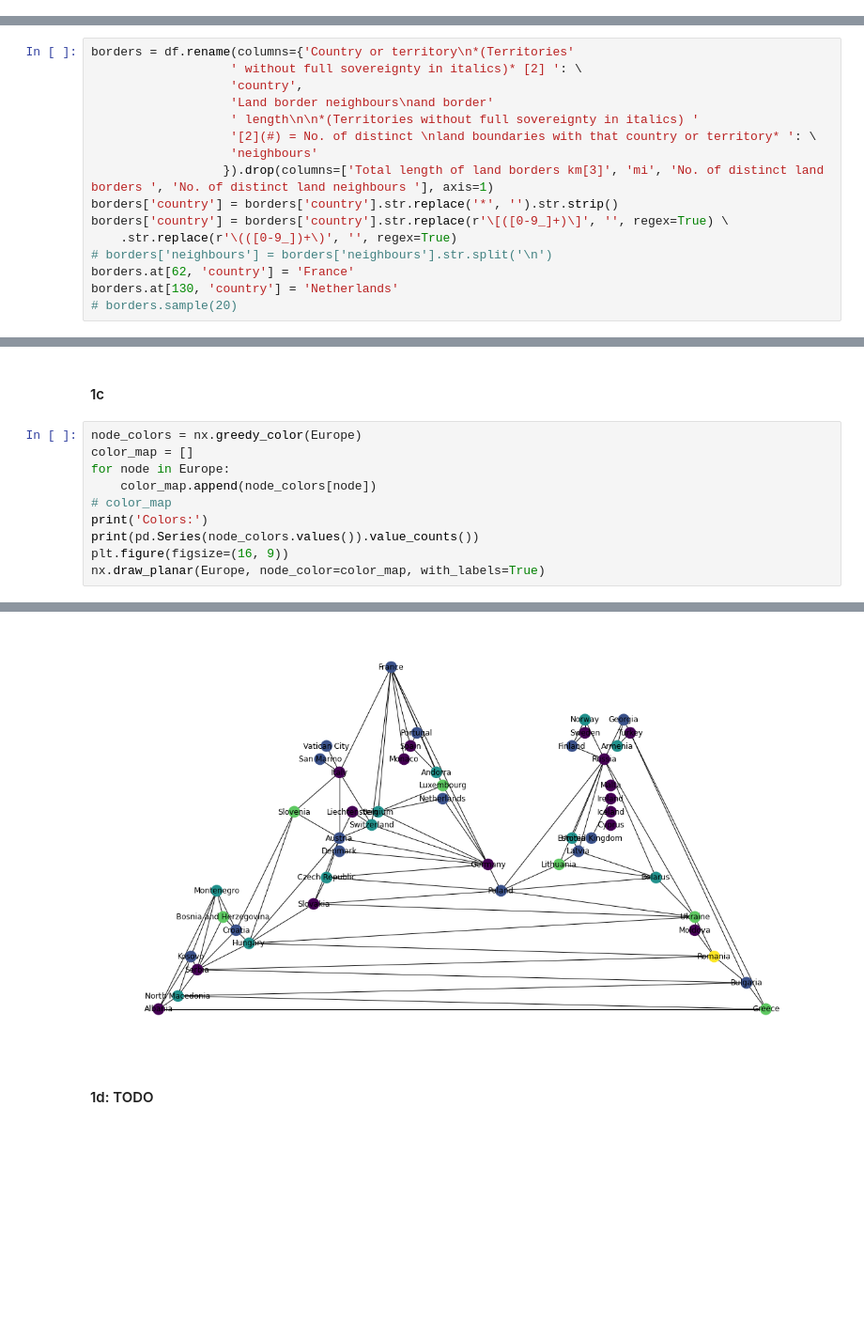
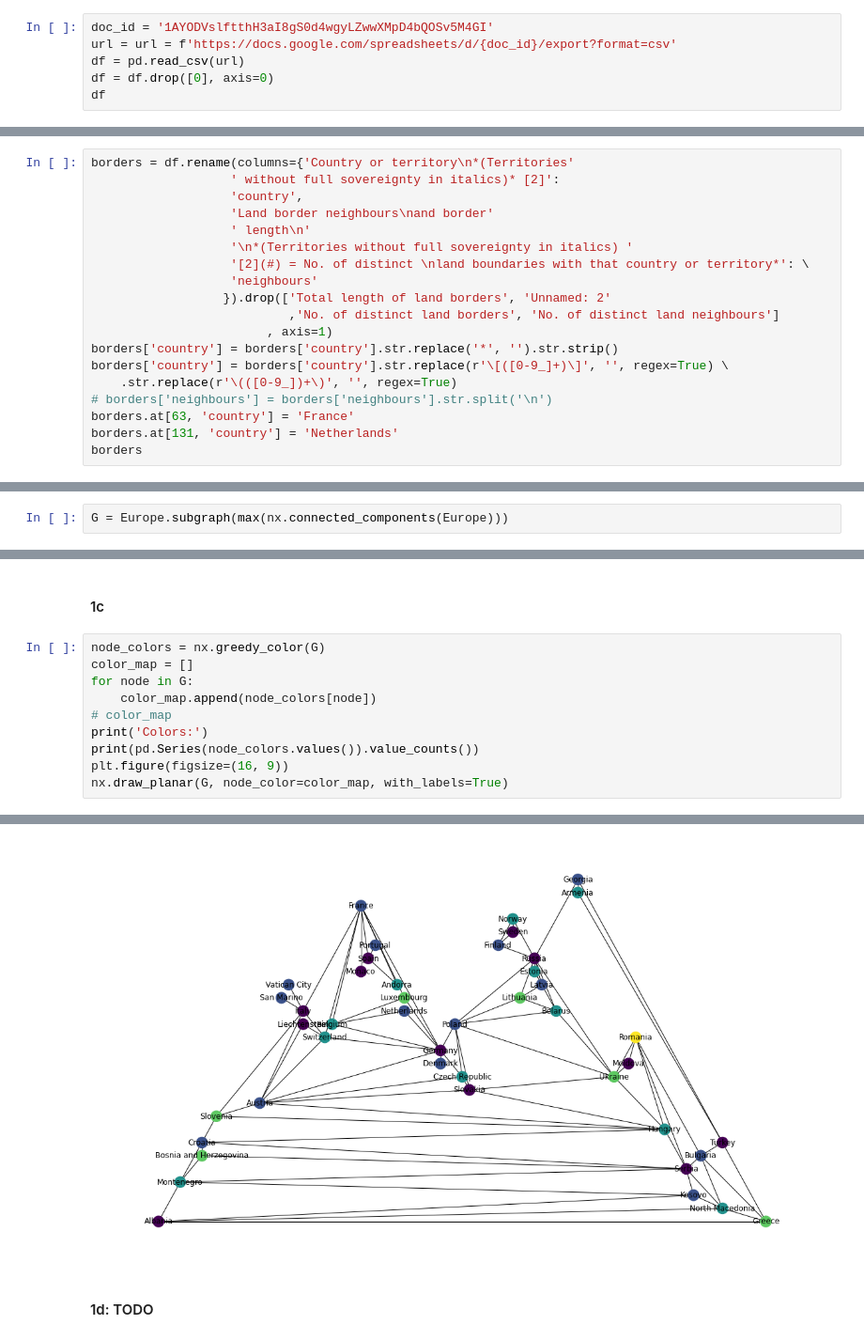
Before and after one commit to GoldenGarr/Graph-Theory-HW-5, a Jupyter notebook: hw5.ipynb, the cells around one changed output, grey strips where cells are left out. Shown at 94% size. Saved outputs shown, nothing was run; the diff lists cells and outputs as text; blank space fills up the shorter version.

```diff
--- a/hw5.ipynb
+++ b/hw5.ipynb
@@ -38,0 +29,6 @@ df
+# %%
+doc_id = '1AYODVslftthH3aI8gS0d4wgyLZwwXMpD4bQOSv5M4GI'
+url = url = f'https://docs.google.com/spreadsheets/d/{doc_id}/export?format=csv'
+df = pd.read_csv(url)
+df = df.drop([0], axis=0)
+df
@@ -71,16 +63,19 @@ borders
 # %%
 borders = df.rename(columns={'Country or territory\n*(Territories'
-                   ' without full sovereignty in italics)* [2] ': \
+                   ' without full sovereignty in italics)* [2]':
                    'country',
                    'Land border neighbours\nand border'
-                   ' length\n\n*(Territories without full sovereignty in italics) '
-                   '[2](#) = No. of distinct \nland boundaries with that country or territory* ': \
+                   ' length\n'
+                   '\n*(Territories without full sovereignty in italics) '
+                   '[2](#) = No. of distinct \nland boundaries with that country or territory*': \
                    'neighbours'
-                  }).drop(columns=['Total length of land borders km[3]', 'mi', 'No. of distinct land borders ', 'No. of distinct land neighbours '], axis=1)
+                  }).drop(['Total length of land borders', 'Unnamed: 2'
+                           ,'No. of distinct land borders', 'No. of distinct land neighbours']
+                        , axis=1)
 borders['country'] = borders['country'].str.replace('*', '').str.strip()
 borders['country'] = borders['country'].str.replace(r'\[([0-9_]+)\]', '', regex=True) \
     .str.replace(r'\(([0-9_])+\)', '', regex=True)
 # borders['neighbours'] = borders['neighbours'].str.split('\n')
-borders.at[62, 'country'] = 'France'
-borders.at[130, 'country'] = 'Netherlands'
-# borders.sample(20)
+borders.at[63, 'country'] = 'France'
+borders.at[131, 'country'] = 'Netherlands'
+borders
@@ -132,3 +160,5 @@ nx.draw_planar(Europe, node_size=None, with_labels=True)
+# %%
+G = Europe.subgraph(max(nx.connected_components(Europe)))
 # %%
 print('|V|:', Europe.number_of_nodes())
 print('|E|:', Europe.number_of_edges())
@@ -178,14 +201,14 @@ Minimum edge cut: set()
 # %% [markdown]
 #### 1c
 # %%
-node_colors = nx.greedy_color(Europe)
+node_colors = nx.greedy_color(G)
 color_map = []
-for node in Europe:
+for node in G:
     color_map.append(node_colors[node])
 # color_map
 print('Colors:')
 print(pd.Series(node_colors.values()).value_counts())
 plt.figure(figsize=(16, 9))
-nx.draw_planar(Europe, node_color=color_map, with_labels=True)
+nx.draw_planar(G, node_color=color_map, with_labels=True)
 # %% [output]
 Colors:
@@ -194,7 +217,7 @@ Colors:
 2    11
 3     6
 4     1
 dtype: int64
-[figure, old version]
+[figure, new version]
 # %% [markdown]
 #### 1d: TODO
```
Also changed, not shown: parts of 35 cells of this notebook.
